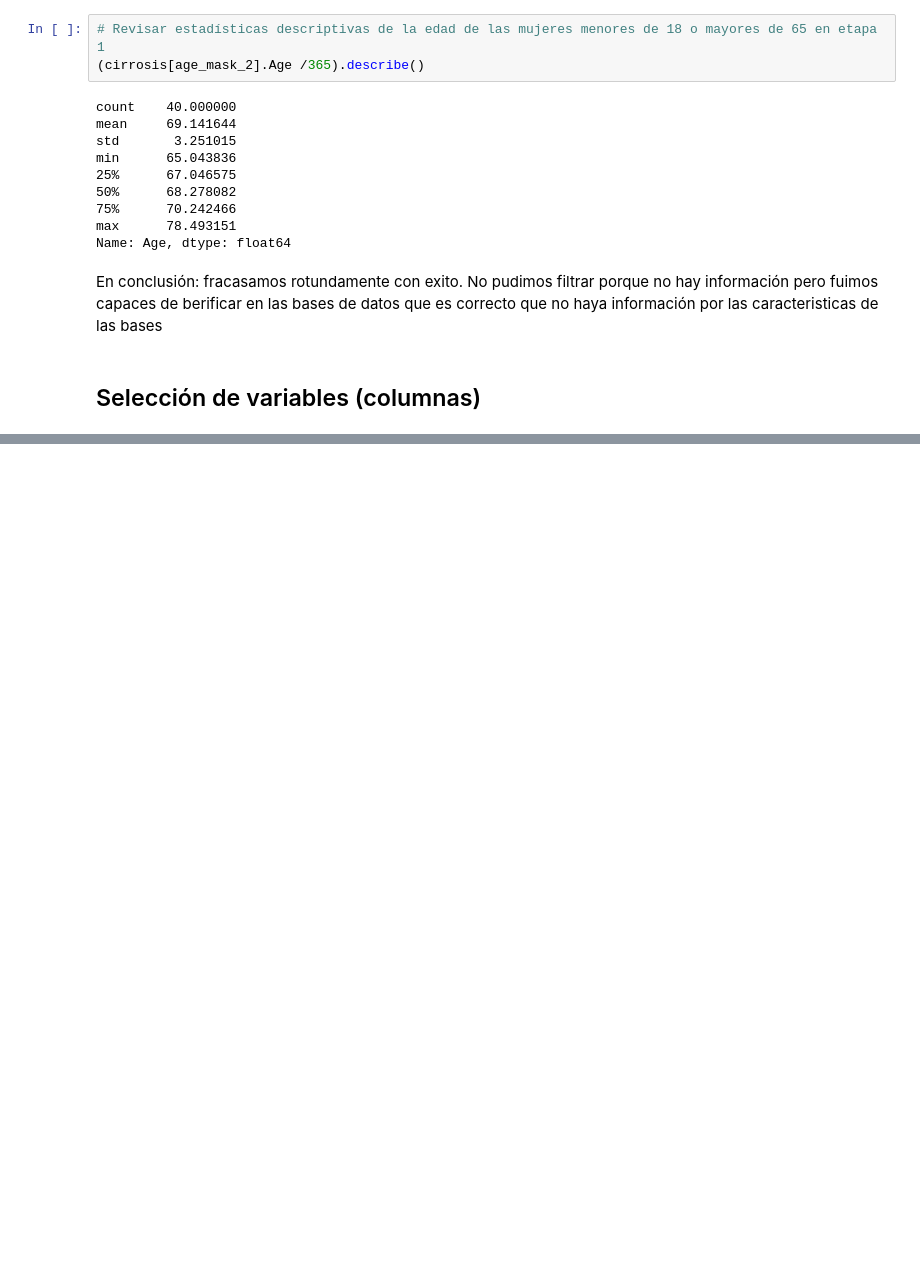
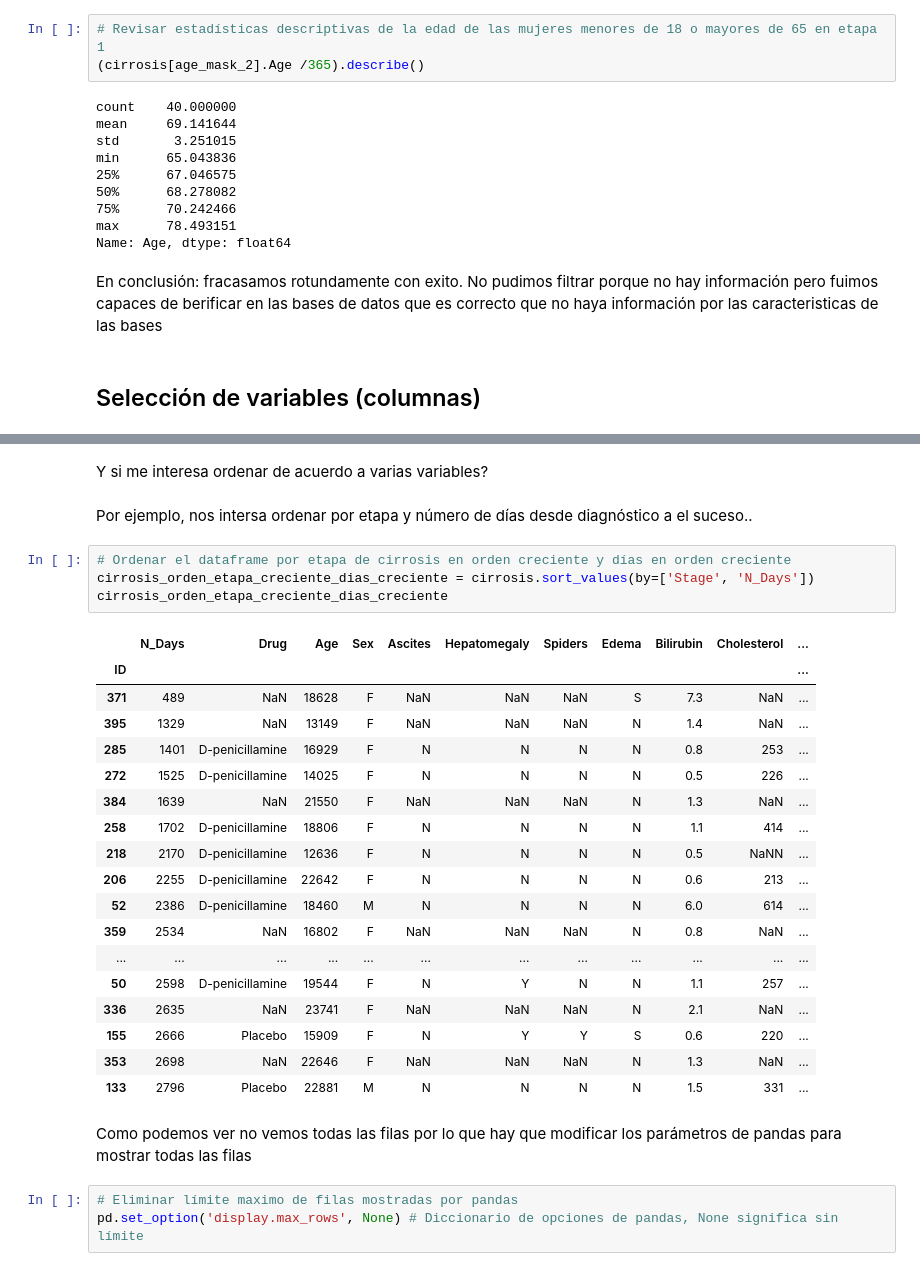
Before and after one commit to Grim1004/DMEMCDM1, a Jupyter notebook: python/cirrosis.ipynb, the cells around one changed output, grey strips where cells are left out. Saved outputs shown, nothing was run; the diff lists cells and outputs as text; blank space fills up the shorter version.

```diff
--- a/python/cirrosis.ipynb
+++ b/python/cirrosis.ipynb
@@ -430,0 +622,32 @@ En conclusión: fracasamos rotundamente con exito. No pudimos filtrar porque no
+# %% [markdown]
+Y si me interesa ordenar de acuerdo a varias variables?
+# %% [markdown]
+Por ejemplo, nos intersa ordenar por etapa y número de días desde diagnóstico a el suceso..
+# %%
+# Ordenar el dataframe por etapa de cirrosis en orden creciente y días en orden creciente
+cirrosis_orden_etapa_creciente_dias_creciente = cirrosis.sort_values(by=['Stage', 'N_Days'])
+cirrosis_orden_etapa_creciente_dias_creciente
+# %% [output]
+|  | N_Days | Drug | Age | Sex | Ascites | Hepatomegaly | Spiders | Edema | Bilirubin | Cholesterol | ... |
+| ID |  |  |  |  |  |  |  |  |  |  | ... |
+| 371 | 489 | NaN | 18628 | F | NaN | NaN | NaN | S | 7.3 | NaN | ... |
+| 395 | 1329 | NaN | 13149 | F | NaN | NaN | NaN | N | 1.4 | NaN | ... |
+| 285 | 1401 | D-penicillamine | 16929 | F | N | N | N | N | 0.8 | 253 | ... |
+| 272 | 1525 | D-penicillamine | 14025 | F | N | N | N | N | 0.5 | 226 | ... |
+| 384 | 1639 | NaN | 21550 | F | NaN | NaN | NaN | N | 1.3 | NaN | ... |
+| 258 | 1702 | D-penicillamine | 18806 | F | N | N | N | N | 1.1 | 414 | ... |
+| 218 | 2170 | D-penicillamine | 12636 | F | N | N | N | N | 0.5 | NaNN | ... |
+| 206 | 2255 | D-penicillamine | 22642 | F | N | N | N | N | 0.6 | 213 | ... |
+| 52 | 2386 | D-penicillamine | 18460 | M | N | N | N | N | 6.0 | 614 | ... |
+| 359 | 2534 | NaN | 16802 | F | NaN | NaN | NaN | N | 0.8 | NaN | ... |
+| ... | ... | ... | ... | ... | ... | ... | ... | ... | ... | ... | ... |
+| 50 | 2598 | D-penicillamine | 19544 | F | N | Y | N | N | 1.1 | 257 | ... |
+| 336 | 2635 | NaN | 23741 | F | NaN | NaN | NaN | N | 2.1 | NaN | ... |
+| 155 | 2666 | Placebo | 15909 | F | N | Y | Y | S | 0.6 | 220 | ... |
+| 353 | 2698 | NaN | 22646 | F | NaN | NaN | NaN | N | 1.3 | NaN | ... |
+| 133 | 2796 | Placebo | 22881 | M | N | N | N | N | 1.5 | 331 | ... |
+# %% [markdown]
+Como podemos ver no vemos todas las filas por lo que hay que modificar los parámetros de pandas para mostrar todas las filas
+# %%
+# Eliminar límite maximo de filas mostradas por pandas
+pd.set_option('display.max_rows', None) # Diccionario de opciones de pandas, None significa sin límite
```
Also changed, not shown: parts of 29 cells of this notebook.
